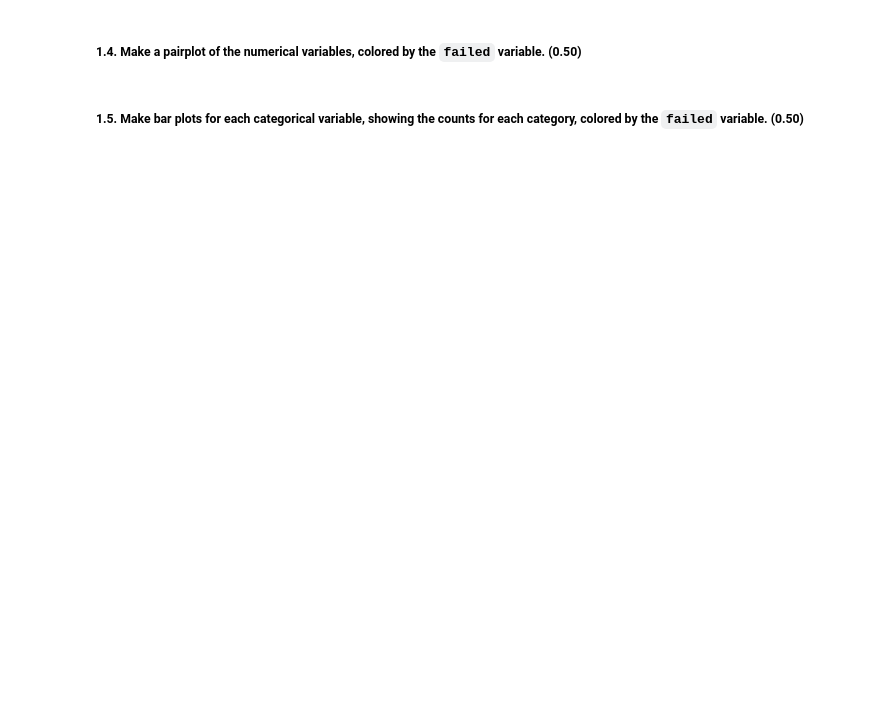
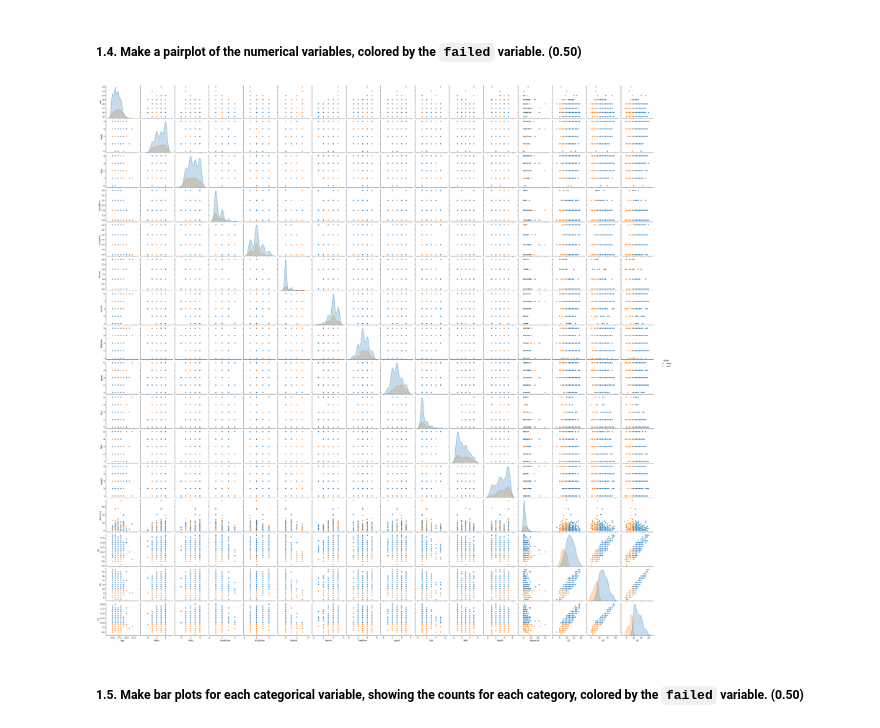
Before and after one commit to margaridanferreira/LAB, a Jupyter notebook: Assignment1/Assignment 1 25-26.ipynb, the cells around one changed output. Drawn from its saved outputs; the diff is of its cells as text; code cells hidden in the pictures; blank space fills up the shorter version.

```diff
--- a/Assignment1/Assignment 1 25-26.ipynb
+++ b/Assignment1/Assignment 1 25-26.ipynb
@@ -23,5 +29,7 @@ A detailed description of all variables (family context, behavioral, school perf
 # Part 1 - Data exploration **(4.00)**
 # %% [markdown]
 ##### **1.1.** Load the dataset from the CSV file `mathematics_grades.csv`. **(0.25)**
+# %%
+df = pd.read_csv('mathematics_grades.csv')
 # %% [markdown]
 ##### **1.2.** Identify the feature types of each variable in the dataset. **(1.50)**
@@ -30,4 +80,16 @@ A detailed description of all variables (family context, behavioral, school perf
 # %% [markdown]
 ##### **1.4.** Make a pairplot of the numerical variables, colored by the `failed` variable. **(0.50)**
+# %%
+numerical_cols = df.select_dtypes(include=np.number).columns.tolist()
+if 'failed' in numerical_cols:
+    plot_vars = [col for col in numerical_cols if col != 'failed']
+    df['failed'] = df['failed'].astype('category')
+else:
+    # Se 'failed' não for numérica ou não existir, será tratado no código de erro anterior
+    plot_vars = numerical_cols
+sns.pairplot(df, vars=plot_vars, hue='failed', diag_kind='kde')
+plt.show()
+# %% [output]
+[figure, added]
 # %% [markdown]
 ##### **1.5.** Make bar plots for each categorical variable, showing the counts for each category, colored by the `failed` variable. **(0.50)**
```
Also changed, not shown: parts of 7 cells of this notebook.
